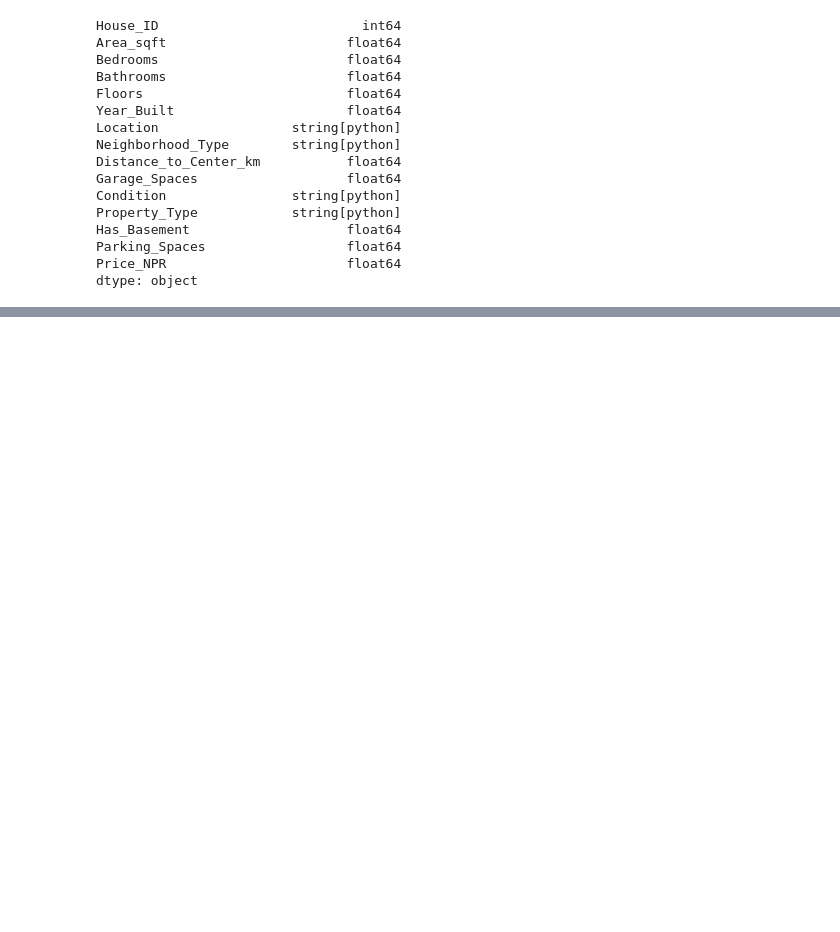
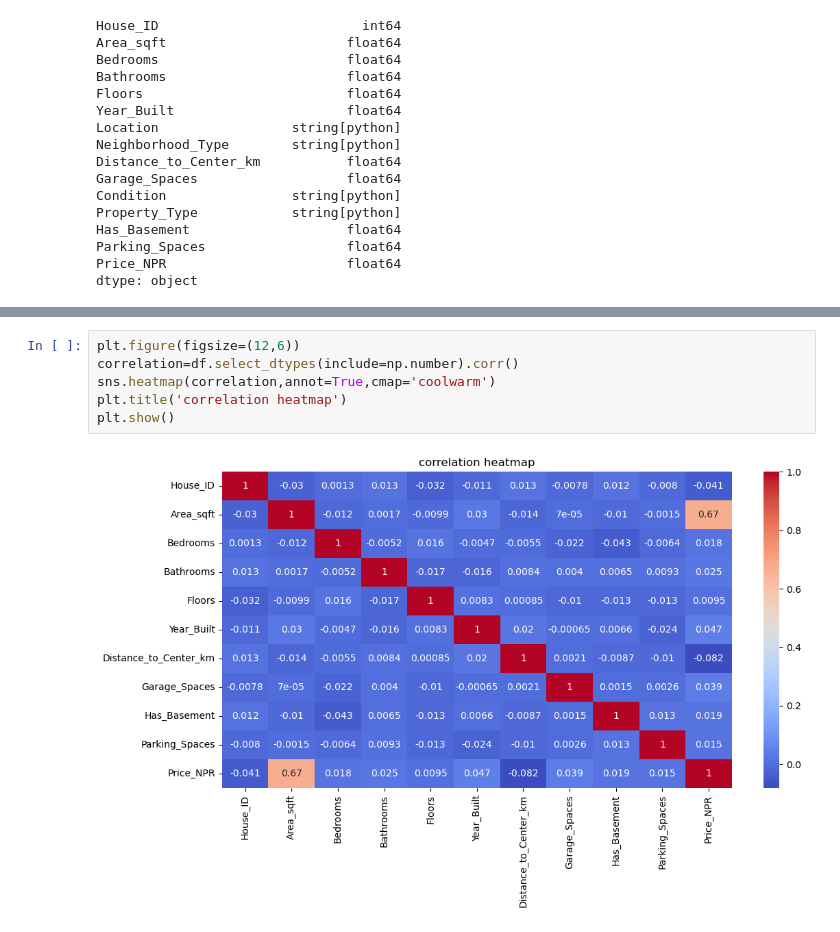
Before and after one commit to sulavg50-ux/SWYNEX-House-Price-Data-Preparation, a Jupyter notebook: house_pred.ipynb, the cells around one changed output, grey strips where cells are left out. Saved outputs shown, nothing was run; the diff lists cells and outputs as text; blank space fills up the shorter version.

```diff
--- a/house_pred.ipynb
+++ b/house_pred.ipynb
@@ -206,0 +227,8 @@ dtype: object
+# %%
+plt.figure(figsize=(12,6))
+correlation=df.select_dtypes(include=np.number).corr()
+sns.heatmap(correlation,annot=True,cmap='coolwarm')
+plt.title('correlation heatmap')
+plt.show()
+# %% [output]
+[figure, added]
```
Also changed, not shown: parts of 12 cells of this notebook.
